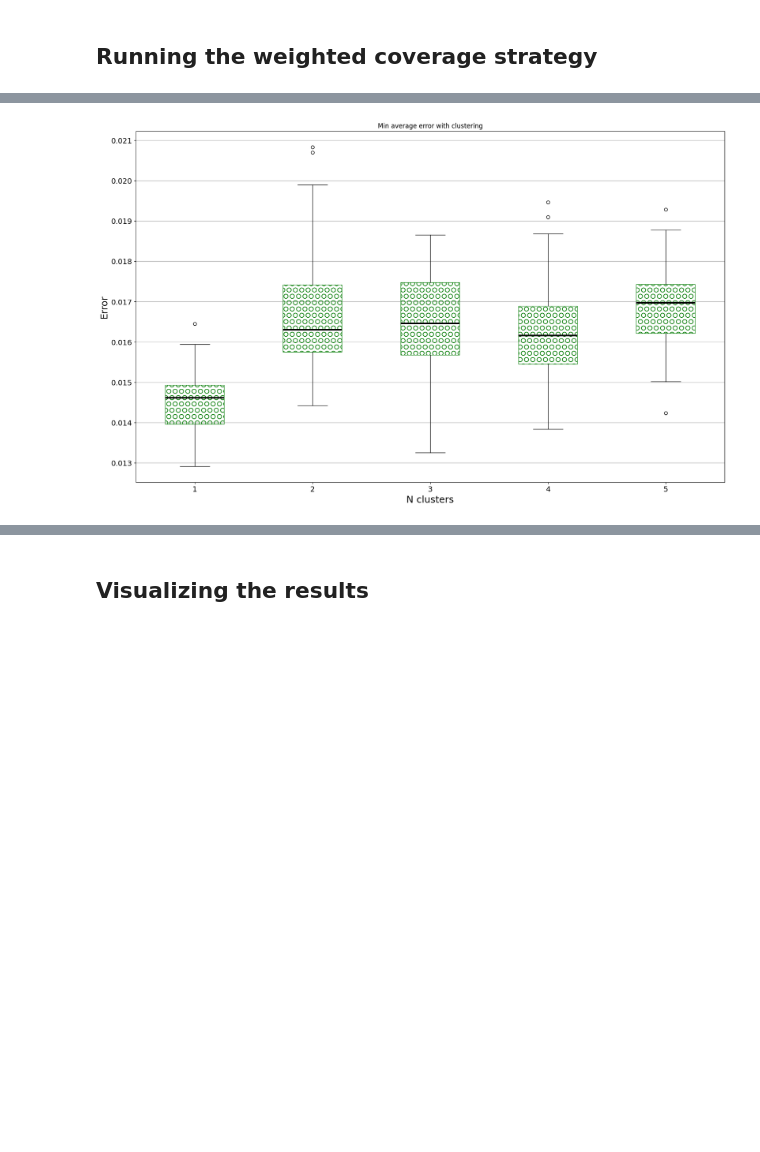
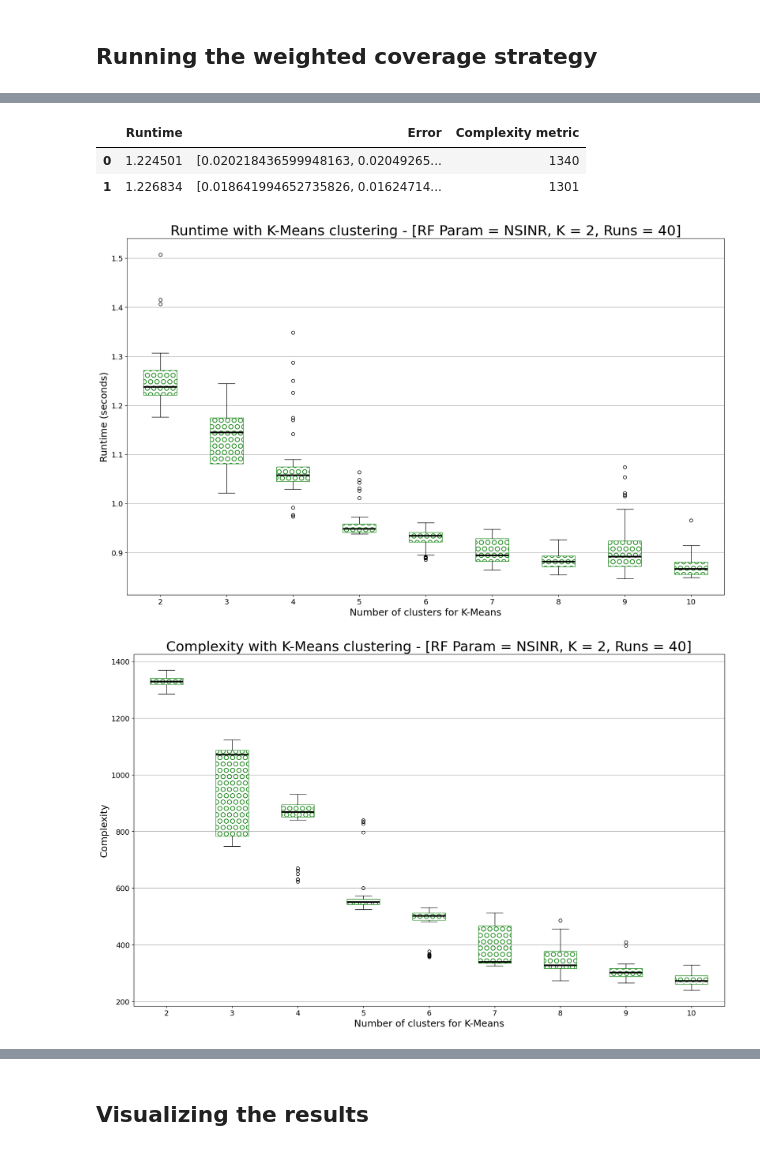
Before and after one commit to Andreas-Espelund/5G_localization, a Jupyter notebook: Main.ipynb, the cells around one changed output, grey strips where cells are left out. Saved outputs shown, nothing was run; the diff lists cells and outputs as text; code cells hidden in the pictures; blank space fills up the shorter version.

```diff
--- a/Main.ipynb
+++ b/Main.ipynb
@@ -125,15 +177,35 @@ Running for 1 clusters
-# %%
-from scripts.plotting import make_boxplot
-
-best_k_errors_clustering = {}
-for n, dataframe in errors_per_cluster.items():
-    best_k = dataframe.min().idxmin()
-    best_k_errors_clustering[n] = dataframe[best_k]
-
-best_k_errors_clustering_df = pd.DataFrame(best_k_errors_clustering)
-
-best_k_errors_clustering_df
-
-make_boxplot(best_k_errors_clustering_df, 'Min average error with clustering', 'N clusters', 'Error')
-# %% [output]
-[figure, removed]
+# %%
+clustered_results[2]
+# %% [output]
+|  | Runtime | Error | Complexity metric |
+| 0 | 1.224501 | [0.020218436599948163, 0.02049265... | 1340 |
+| 1 | 1.226834 | [0.018641994652735826, 0.01624714... | 1301 |
+# %%
+from scripts.plotting import make_boxplot
+
+res_runtime = {}
+res_complexity = {}
+res_error = {}
+k_value = 2
+
+for k, v in clustered_results.items():
+    if k == 0: continue
+    res_runtime[k] = v['Runtime'].to_numpy()
+    res_complexity[k] = v['Complexity metric'].to_numpy()
+    res_error[k] = v['Error'].apply(lambda x: x[k_value - 1]).to_numpy()
+
+complexity_df = pd.DataFrame.from_dict(res_complexity)
+runtime_df = pd.DataFrame.from_dict(res_runtime)
+errors_df = pd.DataFrame.from_dict(res_error)
+
+title_string = f"[RF Param = {rf_param.value}, K = {k_value}, Runs = {n_runs}]"
+clustering_string = f"K-Means clustering"
+make_boxplot(runtime_df, f'Runtime with {clustering_string} - {title_string}', 'Number of clusters for K-Means',
+             'Runtime (seconds)')
+make_boxplot(complexity_df, f'Complexity with {clustering_string} - {title_string}', 'Number of clusters for K-Means',
+             'Complexity')
+make_boxplot(errors_df, f'Min average error with {clustering_string} - {title_string}',
+             'Number of clusters for K-Means', 'Error (m)')
+# %% [output]
+[figure, added]
+[figure, added]
```
Also changed, not shown: parts of 5 cells of this notebook, 2 other files.
